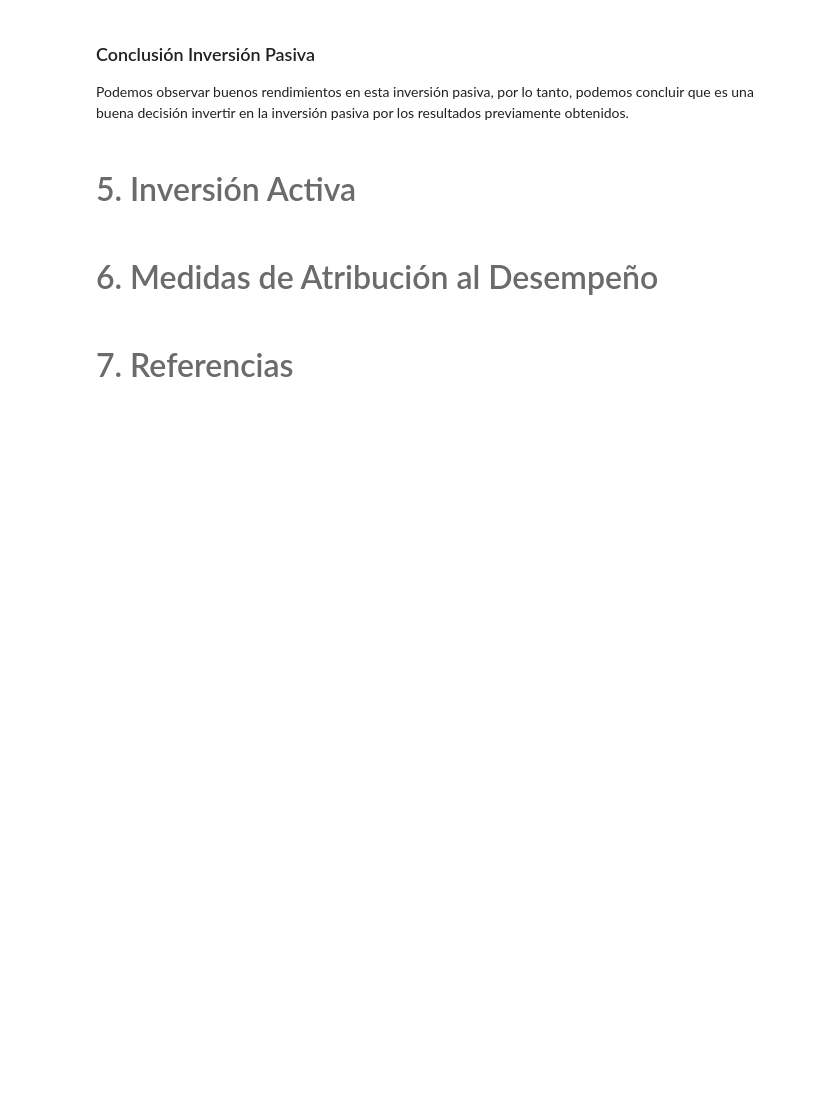
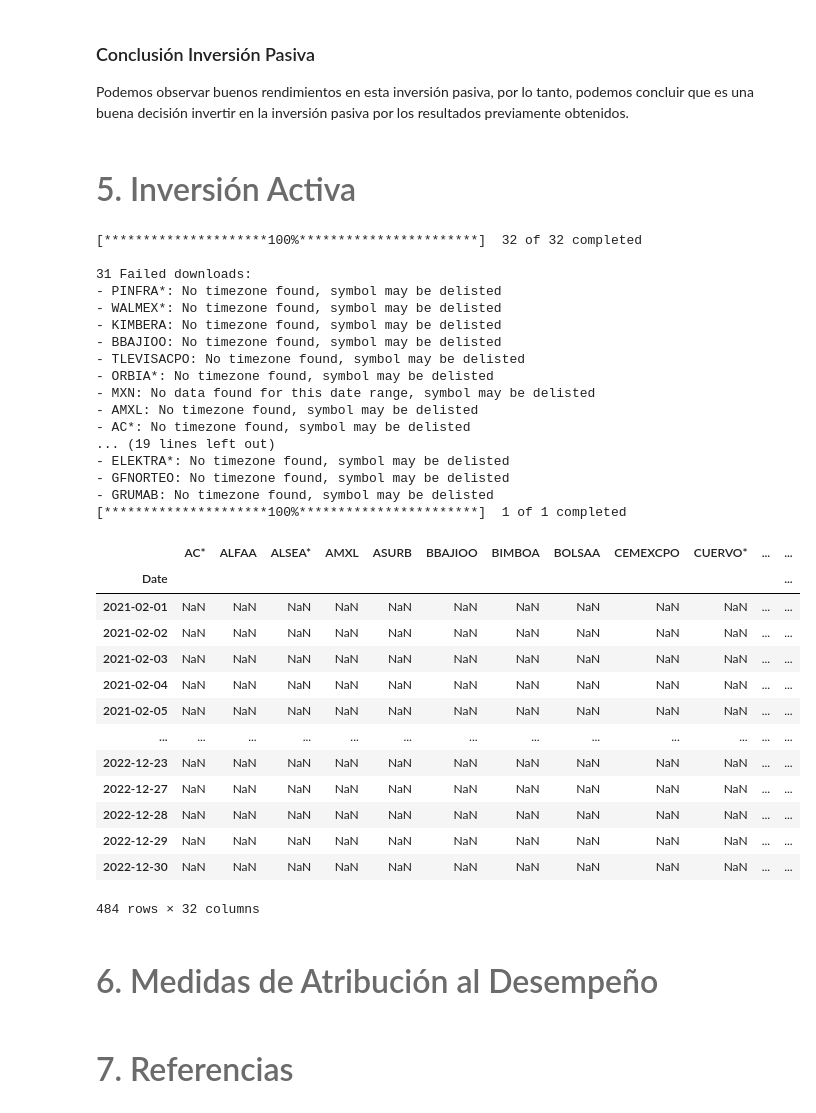
Before and after one commit to feramdor/Lab1, a Jupyter notebook: Notebook.ipynb, the cells around one changed output. Saved outputs shown, nothing was run; the diff lists cells and outputs as text; code cells hidden in the pictures; blank space fills up the shorter version.

```diff
--- a/Notebook.ipynb
+++ b/Notebook.ipynb
@@ -169,6 +171,40 @@ Podemos observar buenos rendimientos en esta inversión pasiva, por lo tanto, po
 # <font color= #6B6B6B> <font size = 6> 5. Inversión Activa </font>
 # %%
 # Inversión Activa
+precios = fn.prices_act(tickers, start_date = '2021-01-31', end_date = '2023-01-01')
+precios
+# %% [output]
+[*********************100%***********************]  32 of 32 completed
+
+31 Failed downloads:
+- PINFRA*: No timezone found, symbol may be delisted
+- WALMEX*: No timezone found, symbol may be delisted
+- KIMBERA: No timezone found, symbol may be delisted
+- BBAJIOO: No timezone found, symbol may be delisted
+- TLEVISACPO: No timezone found, symbol may be delisted
+- ORBIA*: No timezone found, symbol may be delisted
+- MXN: No data found for this date range, symbol may be delisted
+- AMXL: No timezone found, symbol may be delisted
+- AC*: No timezone found, symbol may be delisted
+... (19 lines left out)
+- ELEKTRA*: No timezone found, symbol may be delisted
+- GFNORTEO: No timezone found, symbol may be delisted
+- GRUMAB: No timezone found, symbol may be delisted
+[*********************100%***********************]  1 of 1 completed
+|  | AC* | ALFAA | ALSEA* | AMXL | ASURB | BBAJIOO | BIMBOA | BOLSAA | CEMEXCPO | CUERVO* | ... | ... |
+| Date |  |  |  |  |  |  |  |  |  |  |  | ... |
+| 2021-02-01 | NaN | NaN | NaN | NaN | NaN | NaN | NaN | NaN | NaN | NaN | ... | ... |
+| 2021-02-02 | NaN | NaN | NaN | NaN | NaN | NaN | NaN | NaN | NaN | NaN | ... | ... |
+| 2021-02-03 | NaN | NaN | NaN | NaN | NaN | NaN | NaN | NaN | NaN | NaN | ... | ... |
+| 2021-02-04 | NaN | NaN | NaN | NaN | NaN | NaN | NaN | NaN | NaN | NaN | ... | ... |
+| 2021-02-05 | NaN | NaN | NaN | NaN | NaN | NaN | NaN | NaN | NaN | NaN | ... | ... |
+| ... | ... | ... | ... | ... | ... | ... | ... | ... | ... | ... | ... | ... |
+| 2022-12-23 | NaN | NaN | NaN | NaN | NaN | NaN | NaN | NaN | NaN | NaN | ... | ... |
+| 2022-12-27 | NaN | NaN | NaN | NaN | NaN | NaN | NaN | NaN | NaN | NaN | ... | ... |
+| 2022-12-28 | NaN | NaN | NaN | NaN | NaN | NaN | NaN | NaN | NaN | NaN | ... | ... |
+| 2022-12-29 | NaN | NaN | NaN | NaN | NaN | NaN | NaN | NaN | NaN | NaN | ... | ... |
+| 2022-12-30 | NaN | NaN | NaN | NaN | NaN | NaN | NaN | NaN | NaN | NaN | ... | ... |
+484 rows × 32 columns
 # %% [markdown]
 # <font color= #6B6B6B> <font size = 6> 6. Medidas de Atribución al Desempeño </font>
 # %%
```
Also changed, not shown: parts of 2 cells of this notebook, 3 other files.
